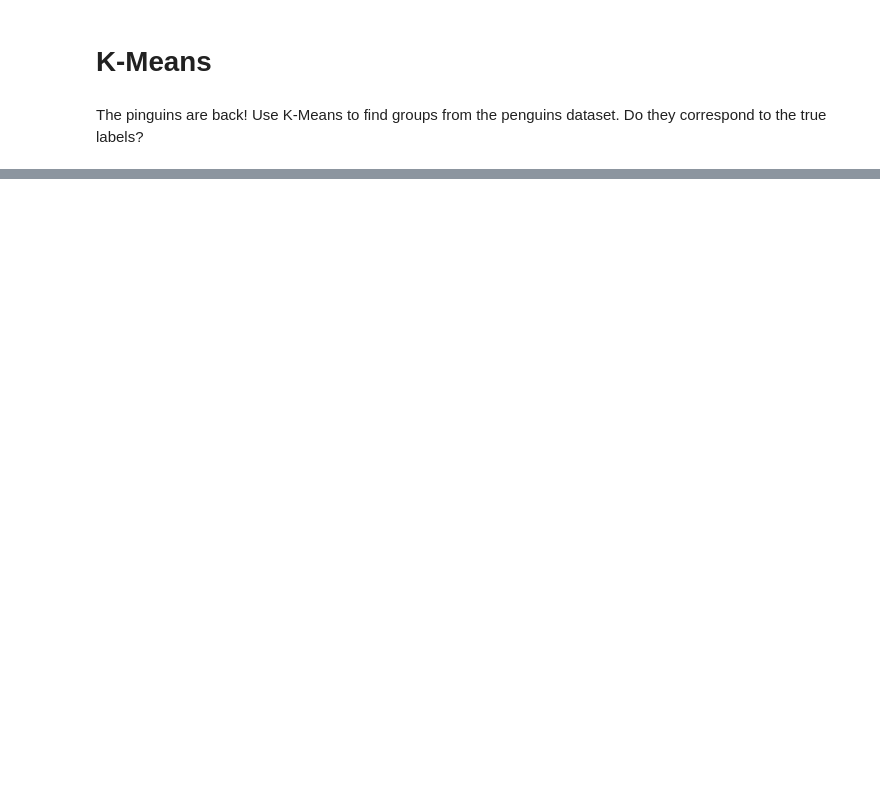
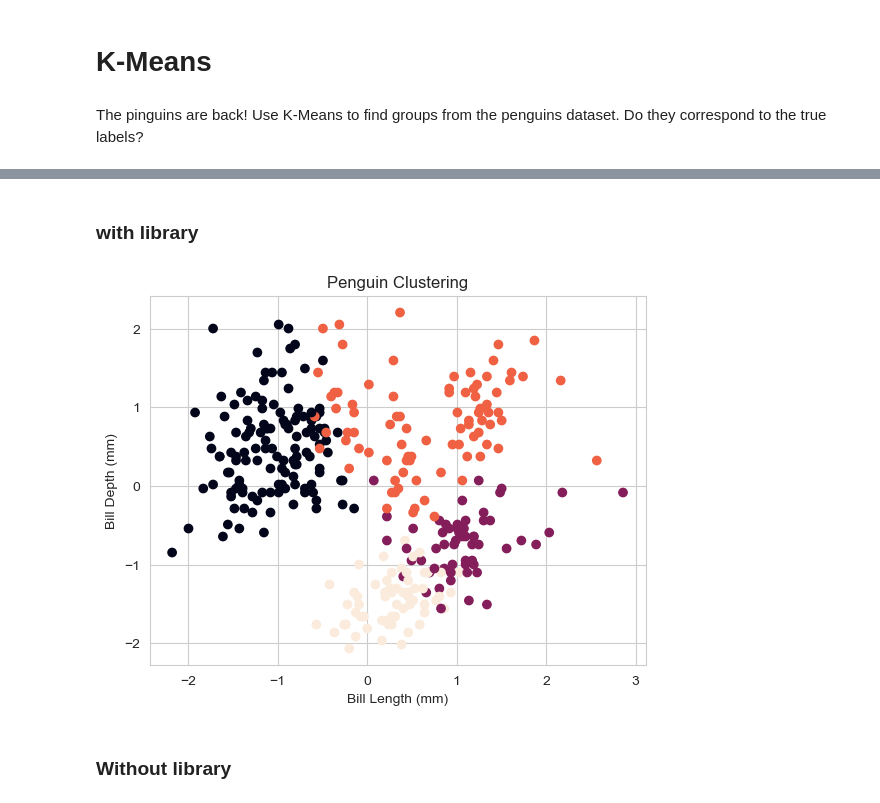
Before and after one commit to williamasesoftware/Clustering, a Jupyter notebook: K-Means-Ex.ipynb, the cells around one changed output, grey strips where cells are left out. Saved outputs shown, nothing was run; the diff lists cells and outputs as text; code cells hidden in the pictures; blank space fills up the shorter version.

```diff
--- a/K-Means-Ex.ipynb
+++ b/K-Means-Ex.ipynb
@@ -26,5 +33,23 @@ X = penguins[['bill_length_mm','bill_depth_mm','flipper_length_mm','body_mass_g'
 # %%
 scaler = StandardScaler()
 X = scaler.fit_transform(X)
+# %% [markdown]
+### with library
+# %%
+# Fit the KMeans model with the optimal number of clusters (e.g., 3)
+from sklearn.cluster import KMeans
+kmeans = KMeans(n_clusters=4, random_state=42)
+kmeans.fit(X)
+
+# Plot the data points colored by their assigned cluster label
+plt.scatter(X[:, 0], X[:, 1], c=kmeans.labels_)
+plt.xlabel('Bill Length (mm)')
+plt.ylabel('Bill Depth (mm)')
+plt.title('Penguin Clustering')
+plt.show()
+# %% [output]
+[figure, added]
+# %% [markdown]
+### Without library
 # %%
 #TODO train a k-means model. What k are you looking for?
```
Also changed, not shown: parts of 4 cells of this notebook.
